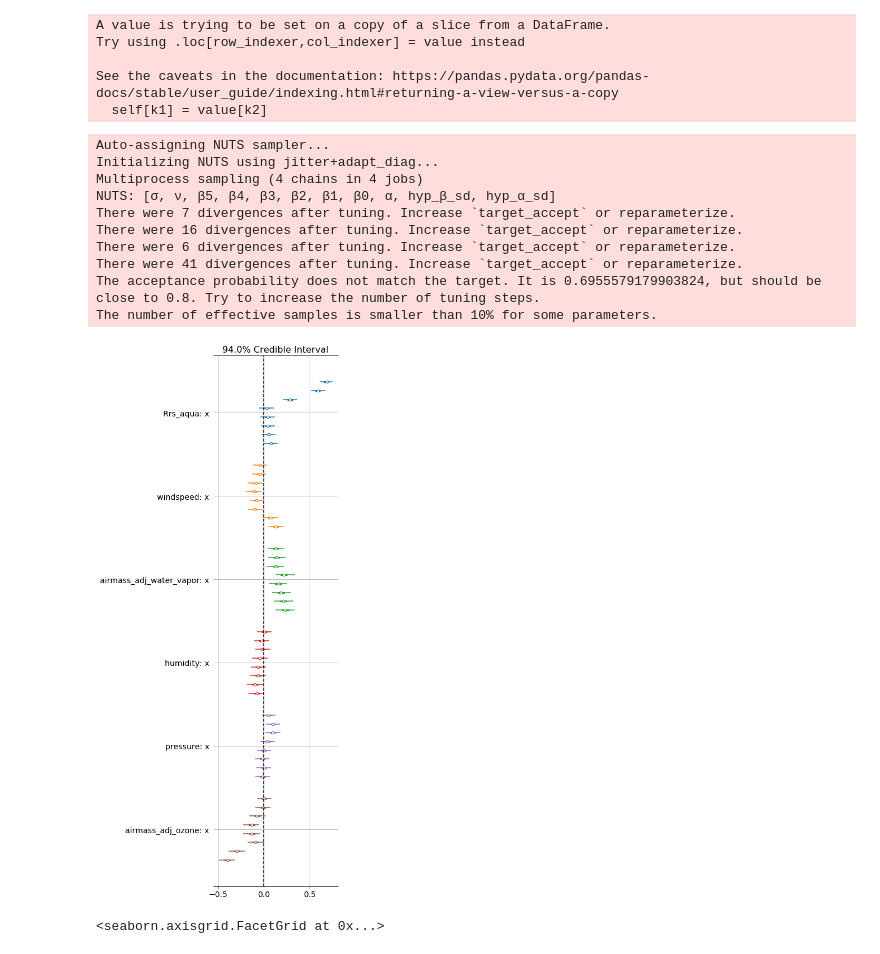
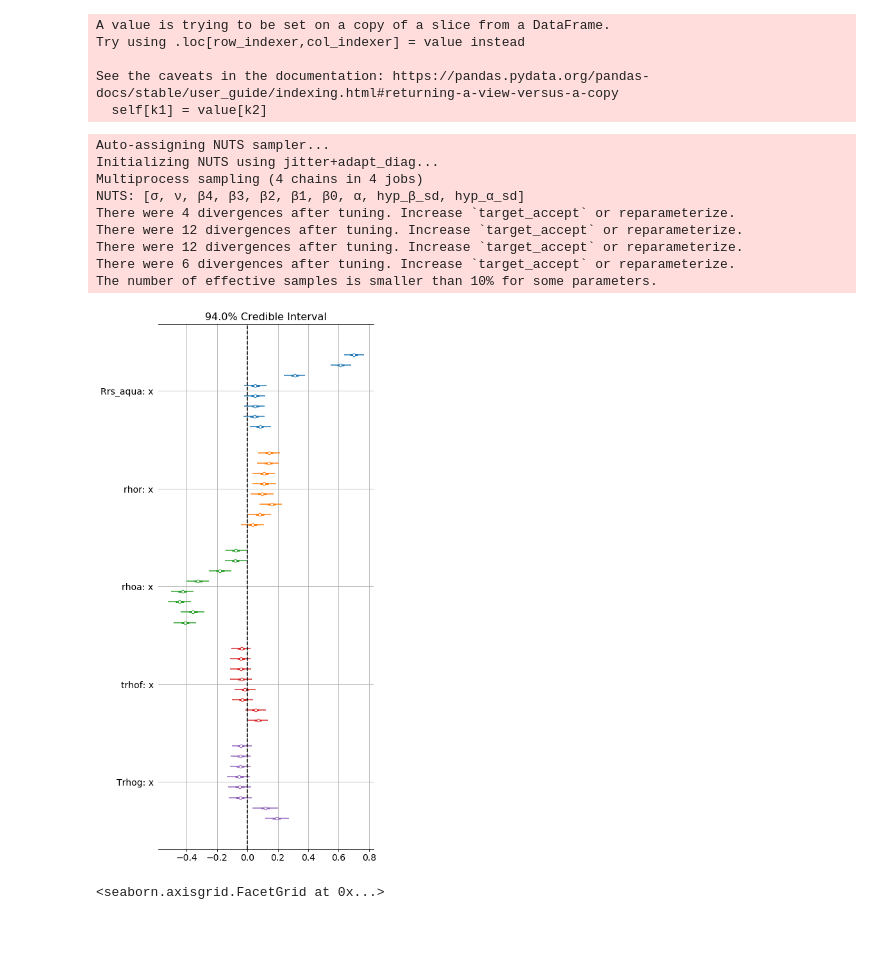
Before and after one commit to amiribr/moby_bias_analysis, a Jupyter notebook: moby_analysis_obs_aqua.ipynb, the cells around one changed output. Saved outputs shown, nothing was run; the diff lists cells and outputs as text; code cells hidden in the pictures.

Commit message:
added reflectance figures

```diff
--- a/moby_analysis_obs_aqua.ipynb
+++ b/moby_analysis_obs_aqua.ipynb
@@ -58,13 +58,22 @@ rhot_names = ['rhot_%d' % wv for wv in wave]
 df = np.load('moby_df', allow_pickle=True)
 # %%
 ndf = df.dropna()
+μ0 = np.cos(np.deg2rad(ndf[solz_names])).values
+μ = np.cos(np.deg2rad(ndf[senz_names])).values
+
 # ndf[Lt_names] = np.atleast_2d(fsol.values).T*ndf[Lt_names]
 # ndf[Lr_names] = np.atleast_2d(fsol.values).T*ndf[Lr_names]
 # ndf[La_names] = np.atleast_2d(fsol.values).T*ndf[La_names]
 # ndf[TLg_names] = np.atleast_2d(fsol.values).T*ndf[TLg_names]
 # ndf[tLf_names] = np.atleast_2d(fsol.values).T*ndf[tLf_names]
 
-airmass = 1/np.cos(np.deg2rad(ndf[solz_names])).values + 1/np.cos(np.deg2rad(ndf[senz_names])).values
+ndf[Lt_names] = ndf[Lt_names]/μ0
+ndf[Lr_names] = ndf[Lr_names]/μ0
+ndf[La_names] = ndf[La_names]/μ0
+ndf[TLg_names] = ndf[TLg_names]/μ0
+ndf[tLf_names] = ndf[tLf_names]/μ0
+
+airmass = 1/μ0 + 1/μ
 ndf[water_vapor_names] = airmass*ndf[water_vapor_names]
 ndf[ozone_names] = airmass*ndf[ozone_names]
 
@@ -89,7 +98,7 @@ with pm.Model() as pooled_model_ST_MLR:
     β2 = pm.Normal('β2', 0, sd=hyp_β_sd, shape=ndata)
     β3 = pm.Normal('β3', 0, sd=hyp_β_sd, shape=ndata)
     β4 = pm.Normal('β4', 0, sd=hyp_β_sd, shape=ndata)
-    β5 = pm.Normal('β5', 0, sd=hyp_β_sd, shape=ndata)
+#     β5 = pm.Normal('β5', 0, sd=hyp_β_sd, shape=ndata)
 
     # Model DOF
     ν = pm.Exponential('ν', 1/30)
@@ -103,15 +112,15 @@ with pm.Model() as pooled_model_ST_MLR:
 #     Rrs_est = α[indx] + β0[indx]*dfn[Rrs_mob_names] + β1[indx]*dfn[solz_names]  +\
 #                β2[indx]*dfn[senz_names] + β3[indx]*dfn[relaz_names]
 
-    Rrs_est = α[indx] + β0[indx]*dfn[Rrs_mob_names] + β1[indx]*dfn[windspeed_names]  +\
-               β2[indx]*dfn[water_vapor_names] + β3[indx]*dfn[humidity_names] +\
-               β4[indx]*dfn[pressure_names] + β5[indx]*dfn[ozone_names]
+#     Rrs_est = α[indx] + β0[indx]*dfn[Rrs_mob_names] + β1[indx]*dfn[windspeed_names]  +\
+#                β2[indx]*dfn[water_vapor_names] + β3[indx]*dfn[humidity_names] +\
+#                β4[indx]*dfn[pressure_names] + β5[indx]*dfn[ozone_names]
 
 #     Rrs_est = α[indx] + β0[indx]*dfn[Rrs_mob_names] + β1[indx]*dfn[angstrom_names]  +\
 #                β2[indx]*dfn[epsilon_names] + β3[indx]*dfn[aot_names]+ β4[indx]*dfn[polcor_names]
 
-#     Rrs_est = α[indx] + β0[indx]*dfn[Rrs_mob_names] + β1[indx]*dfn[Lr_names]  +\
-#                β2[indx]*dfn[La_names] + β3[indx]*dfn[tLf_names]+ β4[indx]*dfn[TLg_names]
+    Rrs_est = α[indx] + β0[indx]*dfn[Rrs_mob_names] + β1[indx]*dfn[Lr_names]  +\
+               β2[indx]*dfn[La_names] + β3[indx]*dfn[tLf_names]+ β4[indx]*dfn[TLg_names]
 
 #     Rrs_est = α[indx] + β0[indx]*dfn[Rrs_mob_names] + β1[indx]*dfn[tsol_names]  +\
 #                β2[indx]*dfn[tsen_names] + β3[indx]*dfn[tg_sol_names]+ β4[indx]*dfn[tg_sen_names]
@@ -126,40 +135,42 @@ with pooled_model_ST_MLR:
 Auto-assigning NUTS sampler...
 Initializing NUTS using jitter+adapt_diag...
 Multiprocess sampling (4 chains in 4 jobs)
-NUTS: [σ, ν, β5, β4, β3, β2, β1, β0, α, hyp_β_sd, hyp_α_sd]
-There were 7 divergences after tuning. Increase `target_accept` or reparameterize.
-There were 16 divergences after tuning. Increase `target_accept` or reparameterize.
+NUTS: [σ, ν, β4, β3, β2, β1, β0, α, hyp_β_sd, hyp_α_sd]
+There were 4 divergences after tuning. Increase `target_accept` or reparameterize.
+There were 12 divergences after tuning. Increase `target_accept` or reparameterize.
+There were 12 divergences after tuning. Increase `target_accept` or reparameterize.
 There were 6 divergences after tuning. Increase `target_accept` or reparameterize.
-There were 41 divergences after tuning. Increase `target_accept` or reparameterize.
-The acceptance probability does not match the target. It is 0.6955579179903824, but should be close to 0.8. Try to increase the number of tuning steps.
 The number of effective samples is smaller than 10% for some parameters.
 # %%
 # mnames =  [ 'Rrs_aqua','brdf', 'windspeed', 'glint_coeff']
 # mnames =  ['Rrs_aqua','solz', 'senz', 'relaz']
-mnames =  ['Rrs_aqua','windspeed', 'airmass_adj_water_vapor', 'humidity', 'pressure', 'airmass_adj_ozone']
+# mnames =  ['Rrs_aqua','windspeed', 'airmass_adj_water_vapor', 'humidity', 'pressure', 'airmass_adj_ozone']
 # mnames =  ['Rrs_aqua','angstrom', 'epsilon', 'aot', 'polcor']
 # mnames =  ['Rrs_aqua','Lr', 'La', 'tLf', 'TLg']
+mnames =  ['Rrs_aqua','rhor', 'rhoa', 'trhof', 'Trhog']
+
 # mnames =  ['Rrs_aqua','tsol', 'tsen', 'Tgsol', 'Tgsen']
 
 
 ax = az.plot_forest([np.flipud(trace_hc_mlr['β0'].T), np.flipud(trace_hc_mlr['β1'].T),
                np.flipud(trace_hc_mlr['β2'].T), np.flipud(trace_hc_mlr['β3'].T)
                 ,np.flipud(trace_hc_mlr['β4'].T),
-                     np.flipud(trace_hc_mlr['β5'].T)
+#                      np.flipud(trace_hc_mlr['β5'].T)
                     ],
                model_names=mnames)
 
 # az.plot_forest([np.flipud(trace_hc_mlr['β0'].T), ], model_names=[ 'glint',])
 ax[0].axvline(0, color='k', ls='--');
 ax[0].grid()
 # plt.savefig('forest_plot_at_surface_aqua.pdf', dpi=300, bbox_inches='tight')
 # plt.savefig('forest_plot_geom_aqua.pdf', dpi=300, bbox_inches='tight')
-# plt.savefig('forest_plot_ancillary_data_aqua.pdf', dpi=300, bbox_inches='tight')
+# plt.savefig('forest_plot_ancillary_airmass_data_aqua.pdf', dpi=300, bbox_inches='tight')
 # plt.savefig('forest_plot_aerosol_aqua.pdf', dpi=300, bbox_inches='tight')
 # plt.savefig('forest_plot_radiances_aqua.pdf', dpi=300, bbox_inches='tight')
+plt.savefig('forest_plot_reflectances_aqua.pdf', dpi=300, bbox_inches='tight')
 # plt.savefig('forest_plot_transmittances.pdf', dpi=300, bbox_inches='tight')
 # %% [output]
-[figure, old version]
+[figure, new version]
 # %%
 sns.lmplot('Rrs_aqua_488', 'Lr_488', dfn, ci=100)
 # plt.xlim([0,0.01])
```
Also changed, not shown: 1 other file.
